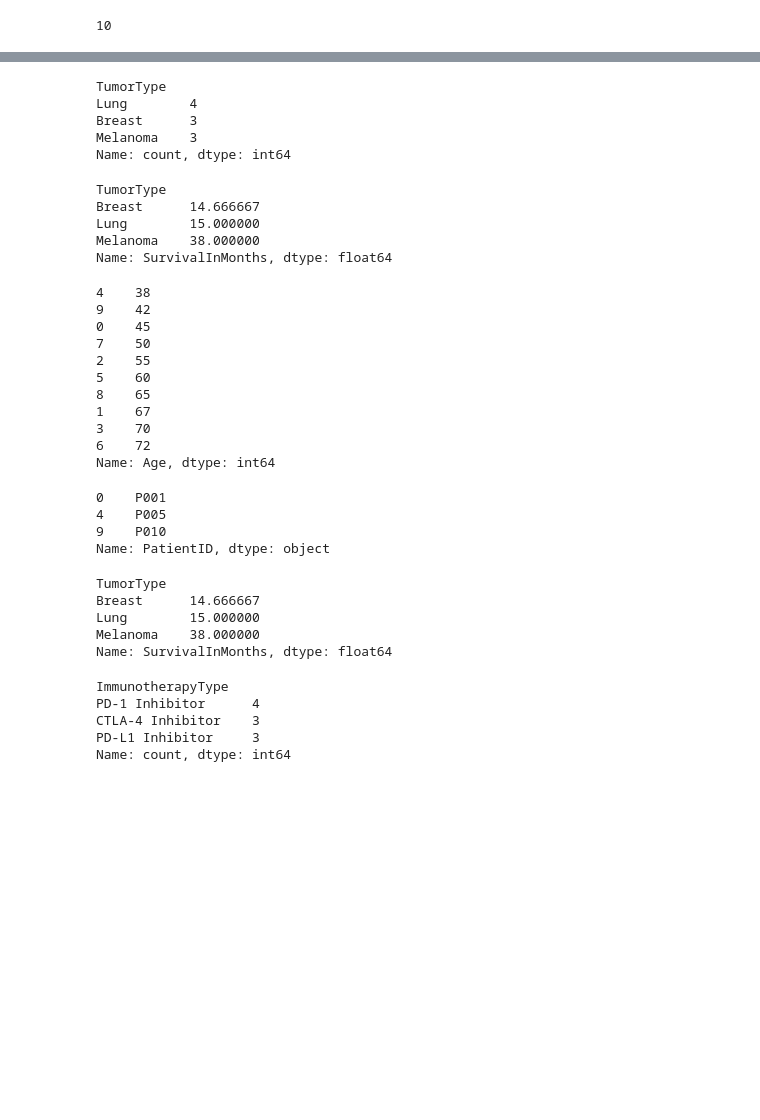
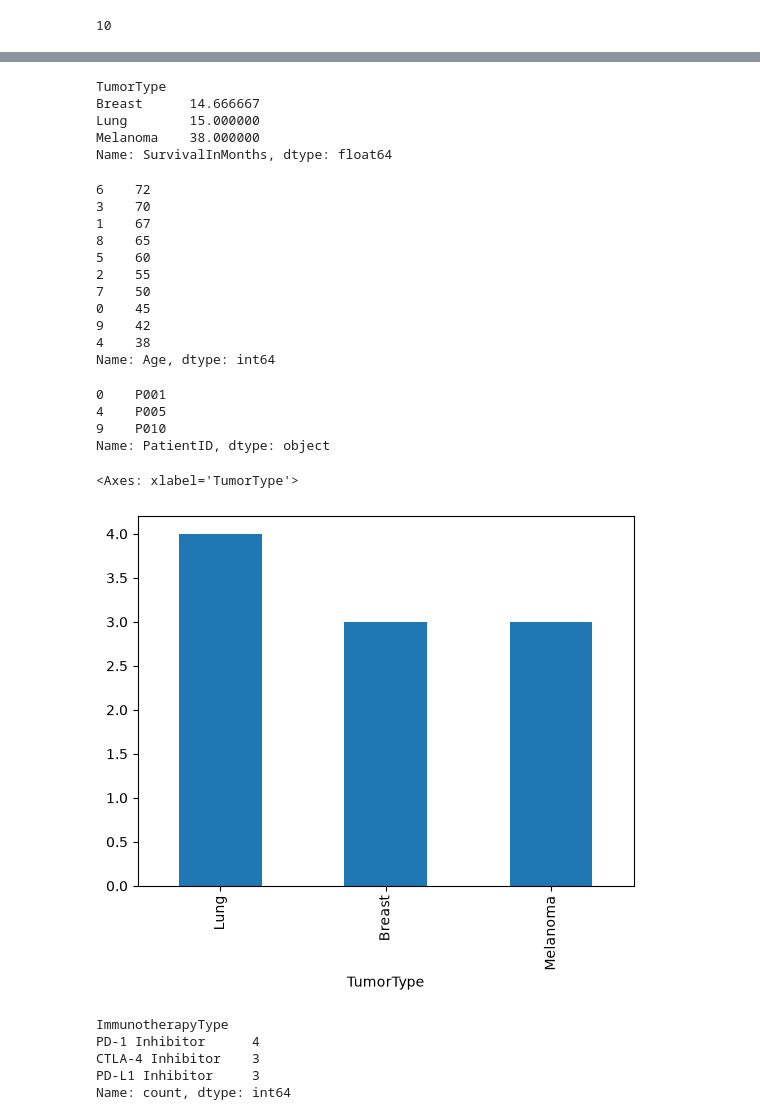
Before and after one commit to itschathura/Machine-Learning-for-Bioinformatics, a Jupyter notebook: Day2 - Matplotlib & Seaborn for graphs, charts/mycancer.ipynb, the cells around one changed output, grey strips where cells are left out. Drawn from its saved outputs; the diff is of its cells as text; code cells hidden in the pictures; blank space fills up the shorter version.

```diff
--- a/Day2 - Matplotlib & Seaborn for graphs, charts/mycancer.ipynb
+++ b/Day2 - Matplotlib & Seaborn for graphs, charts/mycancer.ipynb
@@ -98,11 +94,5 @@ df
 # %%
-df['TumorType'].value_counts()
+yo = df['TumorType'].value_counts()
-# %% [output]
-TumorType
-Lung        4
-Breast      3
-Melanoma    3
-Name: count, dtype: int64
 # %%
 df.groupby('TumorType')['SurvivalInMonths'].mean()
 # %% [output]
@@ -113,18 +103,18 @@ Melanoma    38.000000
 Name: SurvivalInMonths, dtype: float64
 # %%
 #sort_values
-df['Age'].sort_values(ascending = True)
+df['Age'].sort_values(ascending = False)
 # %% [output]
+6    72
+3    70
+1    67
+8    65
+5    60
+2    55
+7    50
+0    45
+9    42
 4    38
-9    42
-0    45
-7    50
-2    55
-5    60
-8    65
-1    67
-3    70
-6    72
 Name: Age, dtype: int64
 # %%
 #lessthan
@@ -135,13 +125,11 @@ df[df['Age'] < 50]['PatientID'].sort_values(ascending = True)
 9    P010
 Name: PatientID, dtype: object
 # %%
-df.groupby('TumorType')['SurvivalInMonths'].mean()
+anew = df['TumorType'].value_counts()
+anew.plot(kind = 'bar')
 # %% [output]
-TumorType
-Breast      14.666667
-Lung        15.000000
-Melanoma    38.000000
-Name: SurvivalInMonths, dtype: float64
+<Axes: xlabel='TumorType'>
+[figure, added]
 # %%
 df['ImmunotherapyType'].value_counts()
 # %% [output]
```
Also changed, not shown: parts of 5 cells of this notebook, 2 other files.
